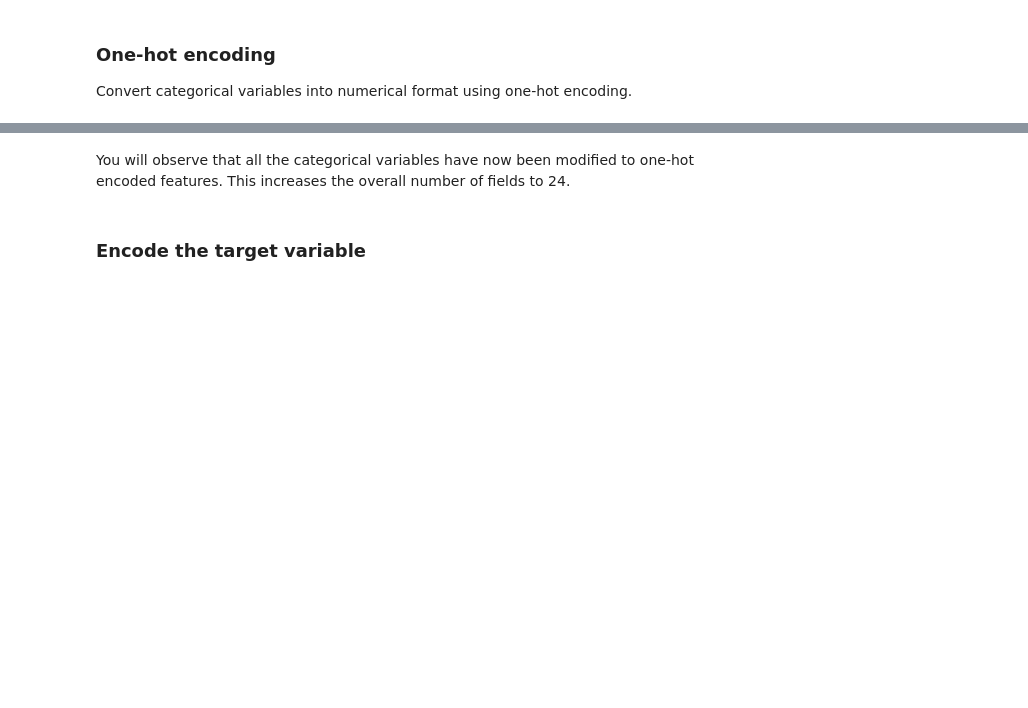
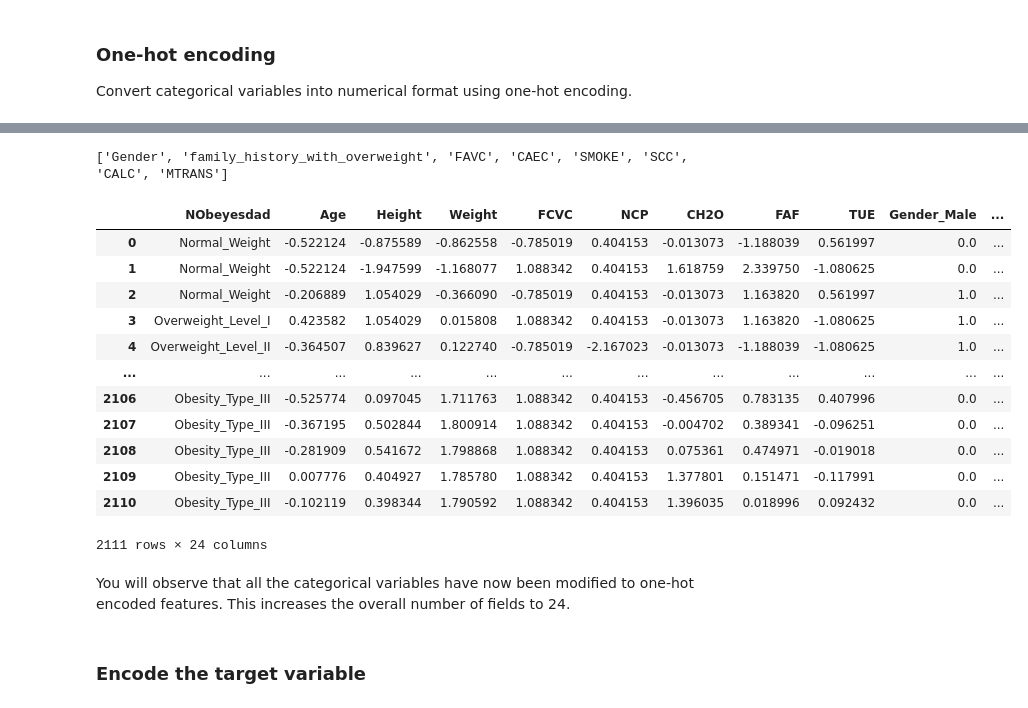
Before and after one commit to abolfazldelavar/IBM-AI-Engineering-with-Python-PyTorch-TensorFlow-Professional-Certificate, a Jupyter notebook: 01 - Machine Learning with Python/03 - Building Supervised Learning Models/02 - Lab: Multi-class Classification/Multi-class_Classification.ipynb, the cells around one changed output, grey strips where cells are left out. Cells and saved outputs as stored; diff of their text form; code cells hidden in the pictures; blank space fills up the shorter version.

```diff
--- a/01 - Machine Learning with Python/03 - Building Supervised Learning Models/02 - Lab: Multi-class Classification/Multi-class_Classification.ipynb
+++ b/01 - Machine Learning with Python/03 - Building Supervised Learning Models/02 - Lab: Multi-class Classification/Multi-class_Classification.ipynb
@@ -278,17 +360,34 @@ Convert categorical variables into numerical format using one-hot encoding.
 # %%
 # Identifying categorical columns
 categorical_columns = scaled_data.select_dtypes(include=['object']).columns.tolist()
 categorical_columns.remove('NObeyesdad')  # Exclude target column
+print(categorical_columns)
 
 # Applying one-hot encoding
 encoder = OneHotEncoder(sparse_output=False, drop='first')
 encoded_features = encoder.fit_transform(scaled_data[categorical_columns])
 
 # Converting to a DataFrame
 encoded_df = pd.DataFrame(encoded_features, columns=encoder.get_feature_names_out(categorical_columns))
 
 # Combining with the original dataset
 prepped_data = pd.concat([scaled_data.drop(columns=categorical_columns), encoded_df], axis=1)
+prepped_data
+# %% [output]
+['Gender', 'family_history_with_overweight', 'FAVC', 'CAEC', 'SMOKE', 'SCC', 'CALC', 'MTRANS']
+|  | NObeyesdad | Age | Height | Weight | FCVC | NCP | CH2O | FAF | TUE | Gender_Male | ... |
+| 0 | Normal_Weight | -0.522124 | -0.875589 | -0.862558 | -0.785019 | 0.404153 | -0.013073 | -1.188039 | 0.561997 | 0.0 | ... |
+| 1 | Normal_Weight | -0.522124 | -1.947599 | -1.168077 | 1.088342 | 0.404153 | 1.618759 | 2.339750 | -1.080625 | 0.0 | ... |
+| 2 | Normal_Weight | -0.206889 | 1.054029 | -0.366090 | -0.785019 | 0.404153 | -0.013073 | 1.163820 | 0.561997 | 1.0 | ... |
+| 3 | Overweight_Level_I | 0.423582 | 1.054029 | 0.015808 | 1.088342 | 0.404153 | -0.013073 | 1.163820 | -1.080625 | 1.0 | ... |
+| 4 | Overweight_Level_II | -0.364507 | 0.839627 | 0.122740 | -0.785019 | -2.167023 | -0.013073 | -1.188039 | -1.080625 | 1.0 | ... |
+| ... | ... | ... | ... | ... | ... | ... | ... | ... | ... | ... | ... |
+| 2106 | Obesity_Type_III | -0.525774 | 0.097045 | 1.711763 | 1.088342 | 0.404153 | -0.456705 | 0.783135 | 0.407996 | 0.0 | ... |
+| 2107 | Obesity_Type_III | -0.367195 | 0.502844 | 1.800914 | 1.088342 | 0.404153 | -0.004702 | 0.389341 | -0.096251 | 0.0 | ... |
+| 2108 | Obesity_Type_III | -0.281909 | 0.541672 | 1.798868 | 1.088342 | 0.404153 | 0.075361 | 0.474971 | -0.019018 | 0.0 | ... |
+| 2109 | Obesity_Type_III | 0.007776 | 0.404927 | 1.785780 | 1.088342 | 0.404153 | 1.377801 | 0.151471 | -0.117991 | 0.0 | ... |
+| 2110 | Obesity_Type_III | -0.102119 | 0.398344 | 1.790592 | 1.088342 | 0.404153 | 1.396035 | 0.018996 | 0.092432 | 0.0 | ... |
+2111 rows × 24 columns
 # %% [markdown]
 You will observe that all the categorical variables have now been modified to one-hot encoded features. This increases the overall number of fields to 24.
 # %% [markdown]
```
Also changed, not shown: parts of 9 cells of this notebook, 7 other files.
